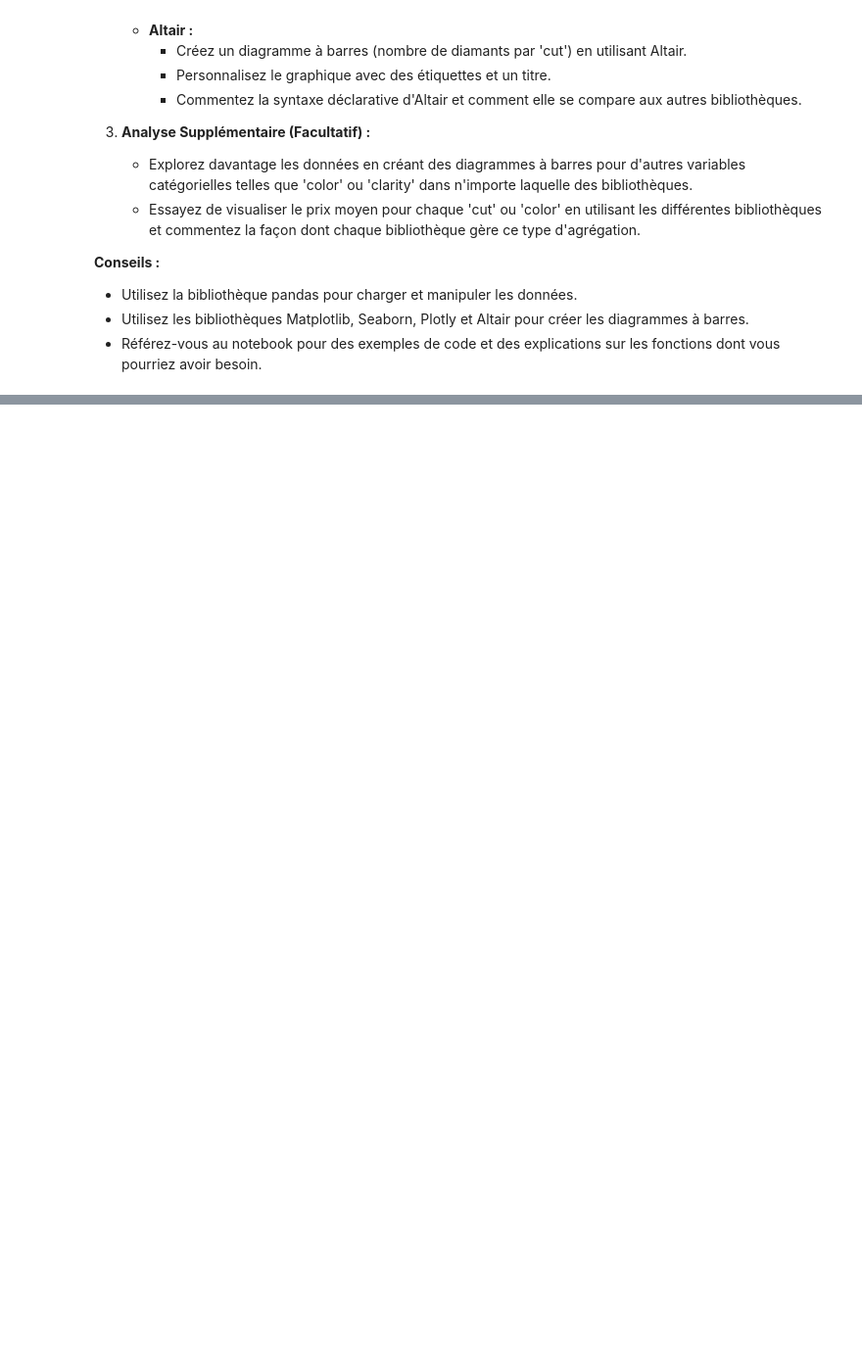
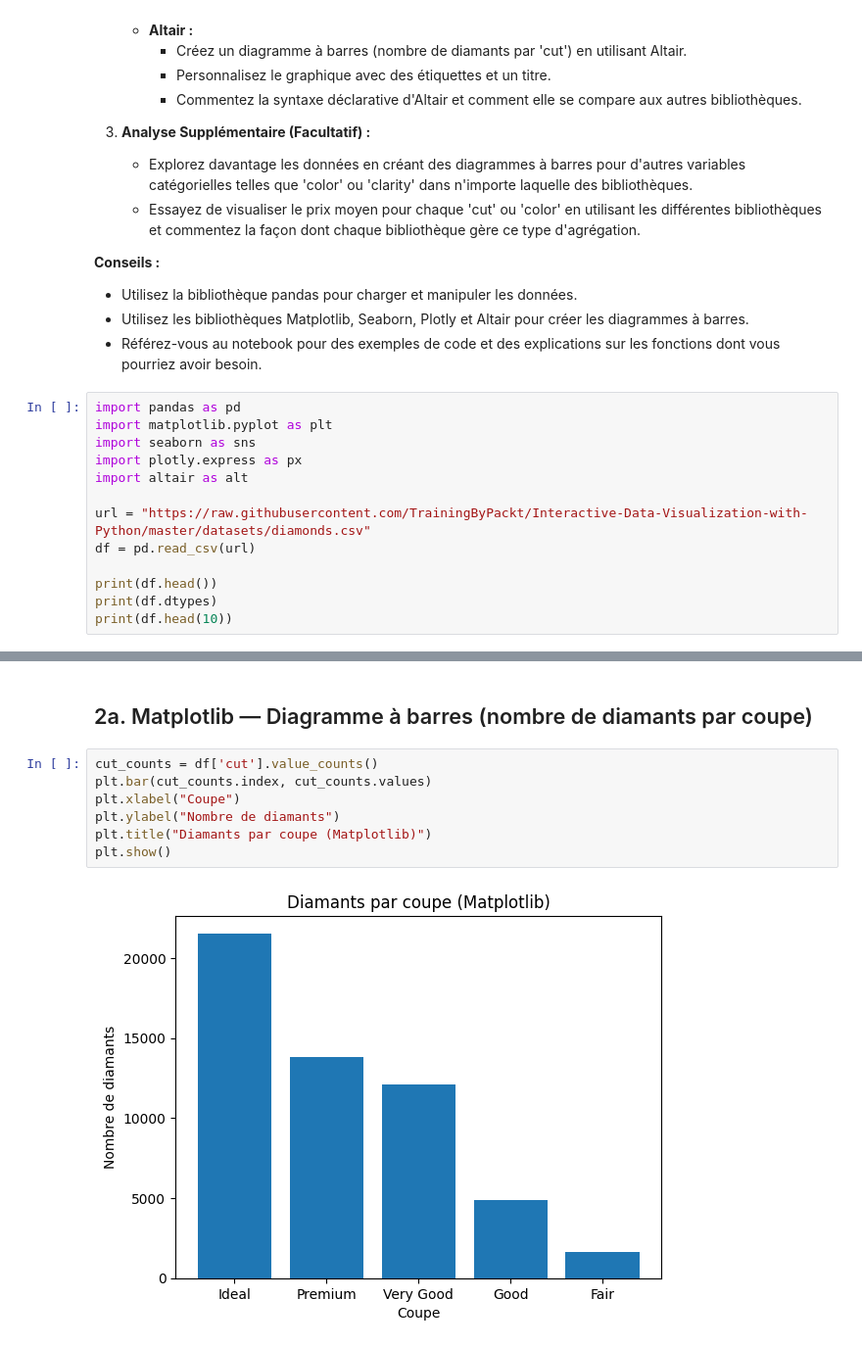
Before and after one commit to rosanajurdi/Data_Visualization_Course_2026, a Jupyter notebook: lab-sessions/lab2-barplots.ipynb, the cells around one changed output, grey strips where cells are left out. Shown at 98% size. Cells and saved outputs as stored; diff of their text form; blank space fills up the shorter version.

```diff
--- a/lab-sessions/lab2-barplots.ipynb
+++ b/lab-sessions/lab2-barplots.ipynb
@@ -86,3 +86,16 @@ Vous disposez d'un ensemble de données contenant des informations sur divers di
 * Utilisez la bibliothèque pandas pour charger et manipuler les données.
 * Utilisez les bibliothèques Matplotlib, Seaborn, Plotly et Altair pour créer les diagrammes à barres.
 * Référez-vous au notebook pour des exemples de code et des explications sur les fonctions dont vous pourriez avoir besoin.
+# %%
+import pandas as pd
+import matplotlib.pyplot as plt
+import seaborn as sns
+import plotly.express as px
+import altair as alt
+
+url = "https://raw.githubusercontent.com/TrainingByPackt/Interactive-Data-Visualization-with-Python/master/datasets/diamonds.csv"
+df = pd.read_csv(url)
+
+print(df.head())
+print(df.dtypes)
+print(df.head(10))
@@ -88,0 +120,11 @@ Vous disposez d'un ensemble de données contenant des informations sur divers di
+# %% [markdown]
+## 2a. Matplotlib — Diagramme à barres (nombre de diamants par coupe)
+# %%
+cut_counts = df['cut'].value_counts()
+plt.bar(cut_counts.index, cut_counts.values)
+plt.xlabel("Coupe")
+plt.ylabel("Nombre de diamants")
+plt.title("Diamants par coupe (Matplotlib)")
+plt.show()
+# %% [output]
+[figure, added]
```
Also changed, not shown: parts of 15 cells of this notebook.
